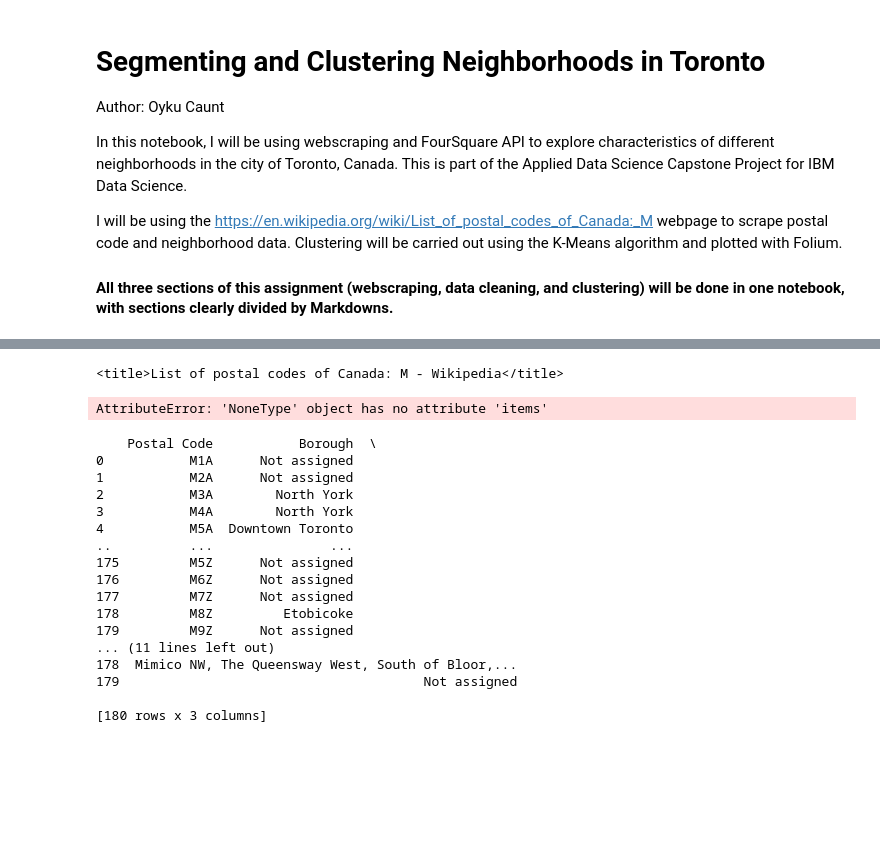
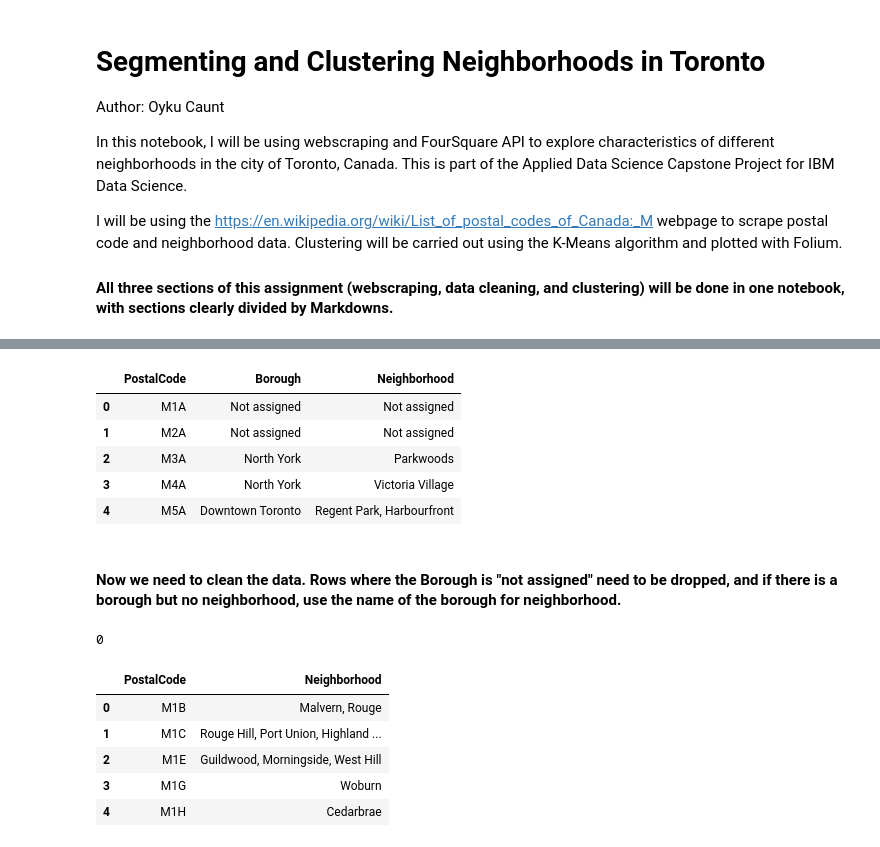
Before and after one commit to oykucaunt/capstone-project, a Jupyter notebook: Segmenting and Clustering Neighborhoods in Toronto.ipynb, the cells around one changed output, grey strips where cells are left out. Saved outputs shown, nothing was run; the diff lists cells and outputs as text; code cells hidden in the pictures; blank space fills up the shorter version.

```diff
--- a/Segmenting and Clustering Neighborhoods in Toronto.ipynb
+++ b/Segmenting and Clustering Neighborhoods in Toronto.ipynb
@@ -56,35 +39,45 @@ AttributeError: module 'numpy.linalg.lapack_lite' has no attribute '_ilp64'
-# %%
-# Let's start webscraping
-
-url = "https://en.wikipedia.org/wiki/List_of_postal_codes_of_Canada:_M"
-toronto = requests.get(url).text
-soup = BeautifulSoup(toronto, 'html5lib')
-soup.title # Checking we have the right info
-# %% [output]
-<title>List of postal codes of Canada: M - Wikipedia</title>
-# %%
-# Getting the html data into a pandas dataframe
-
-tab = str(soup.table)
-tables = pd.read_html(tab)
-tables = tables[0]
-tables
-# %% [output]
-AttributeError: 'NoneType' object has no attribute 'items'
-    Postal Code           Borough  \
-0           M1A      Not assigned
-1           M2A      Not assigned
-2           M3A        North York
-3           M4A        North York
-4           M5A  Downtown Toronto
-..          ...               ...
-175         M5Z      Not assigned
-176         M6Z      Not assigned
-177         M7Z      Not assigned
-178         M8Z         Etobicoke
-179         M9Z      Not assigned
-... (11 lines left out)
-178  Mimico NW, The Queensway West, South of Bloor,...
-179                                       Not assigned
-
-[180 rows x 3 columns]
+# %%
+url = requests.get("https://en.wikipedia.org/wiki/List_of_postal_codes_of_Canada:_M").text
+soup = BeautifulSoup(url, 'xml')
+#print(soup.prettify())
+table = soup.find('table')
+column_names = ['PostalCode','Borough','Neighborhood']
+df = pd.DataFrame(columns = column_names)
+for row in table.find_all('tr'):
+    row_data=[]
+    for col in row.find_all('td'):
+        row_data.append(col.text.strip())
+    if len(row_data)==3:
+        df.loc[len(df)] = row_data
+# %%
+df.head()
+# %% [output]
+|  | PostalCode | Borough | Neighborhood |
+| 0 | M1A | Not assigned | Not assigned |
+| 1 | M2A | Not assigned | Not assigned |
+| 2 | M3A | North York | Parkwoods |
+| 3 | M4A | North York | Victoria Village |
+| 4 | M5A | Downtown Toronto | Regent Park, Harbourfront |
+# %% [markdown]
+#### Now we need to clean the data. Rows where the Borough is "not assigned" need to be dropped, and if there is a borough but no neighborhood, use the name of the borough for neighborhood.
+# %%
+df = df[df['Borough']!= "Not assigned"]
+df.loc[df['Neighborhood'] == "Not assigned", 'Neighborhood'] = df['Borough']
+len(df[df.Neighborhood == 'Not assigned']) # Checking data cleaning steps
+# %% [output]
+0
+# %%
+ # Grouping by postal code and concatenating neighborhoods with commas
+
+grouped = df.groupby('PostalCode')['Neighborhood'].apply(lambda x: "%s" % ', '.join(x))
+grouped.head()
+
+grouped=grouped.reset_index(drop=False)
+grouped.head()
+# %% [output]
+|  | PostalCode | Neighborhood |
+| 0 | M1B | Malvern, Rouge |
+| 1 | M1C | Rouge Hill, Port Union, Highland ... |
+| 2 | M1E | Guildwood, Morningside, West Hill |
+| 3 | M1G | Woburn |
+| 4 | M1H | Cedarbrae |
```
Also changed, not shown: parts of 14 cells of this notebook.
